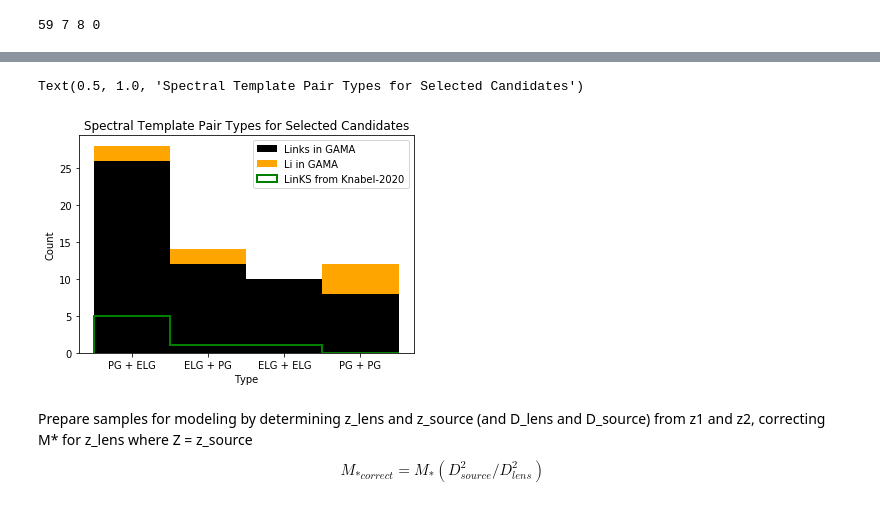
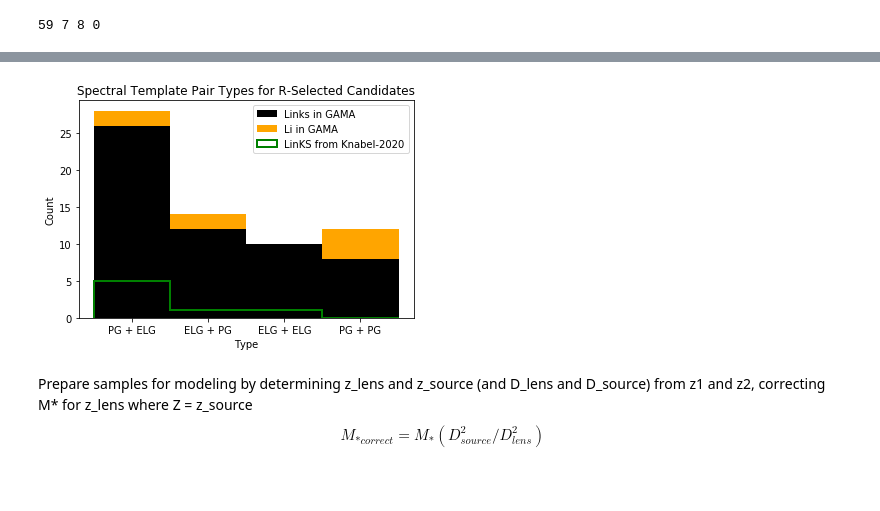
Before and after one commit to shawnknabel/autoz_lens_model, a Jupyter notebook: notebooks/master.ipynb, the cells around one changed output, grey strips where cells are left out. Saved outputs shown, nothing was run; the diff lists cells and outputs as text; code cells hidden in the pictures.

```diff
--- a/notebooks/master.ipynb
+++ b/notebooks/master.ipynb
@@ -282,32 +267,31 @@ See the caveats in the documentation: http://pandas.pydata.org/pandas-docs/stabl
 # %%
 fig, ax = plt.subplots()
 ax.hist([links_select_types.type_number, li_select_types.type_number],
         color = ['k','orange'],
          label = ['Links in GAMA', 'Li in GAMA'],
          stacked = True,
        align='mid',
        bins=4,
        range=(0.5, 4.5))
 ax.hist([links_knabel_select_types.type_number],
         edgecolor='g',
         histtype='step',
         linewidth=2,
         label='LinKS from Knabel-2020',
         align='mid',
        bins=4,
        range=(0.5, 4.5))#,
         #align='mid')
 ax.legend()
 ax.set_xlabel('Type')
 ax.set_xticks(np.arange(1, 5, 1))
 ax.set_xticklabels(['PG + ELG', 'ELG + PG', 'ELG + ELG', 'PG + PG'])
 ax.set_ylabel('Count')
-ax.set_title('Spectral Template Pair Types for Selected Candidates')
+ax.set_title('Spectral Template Pair Types for R-Selected Candidates')
 
-#plt.savefig('/home/shawn/Desktop/links_autoz/visuals/png/template_pair_types_select.png')
+#plt.savefig(f'{png_path}template_pair_types_R_selected.png')
 # %% [output]
-Text(0.5, 1.0, 'Spectral Template Pair Types for Selected Candidates')
-[figure, old version]
+[figure, new version]
 # %% [markdown]
 Prepare samples for modeling by determining z_lens and z_source (and D_lens and D_source) from z1 and z2, correcting M* for z_lens where Z = z_source $$M_{*correct} = M_* (D_{source}^2/D_{lens}^2)$$
 # %%
```
Also changed, not shown: parts of 13 cells of this notebook, 7 other files.
